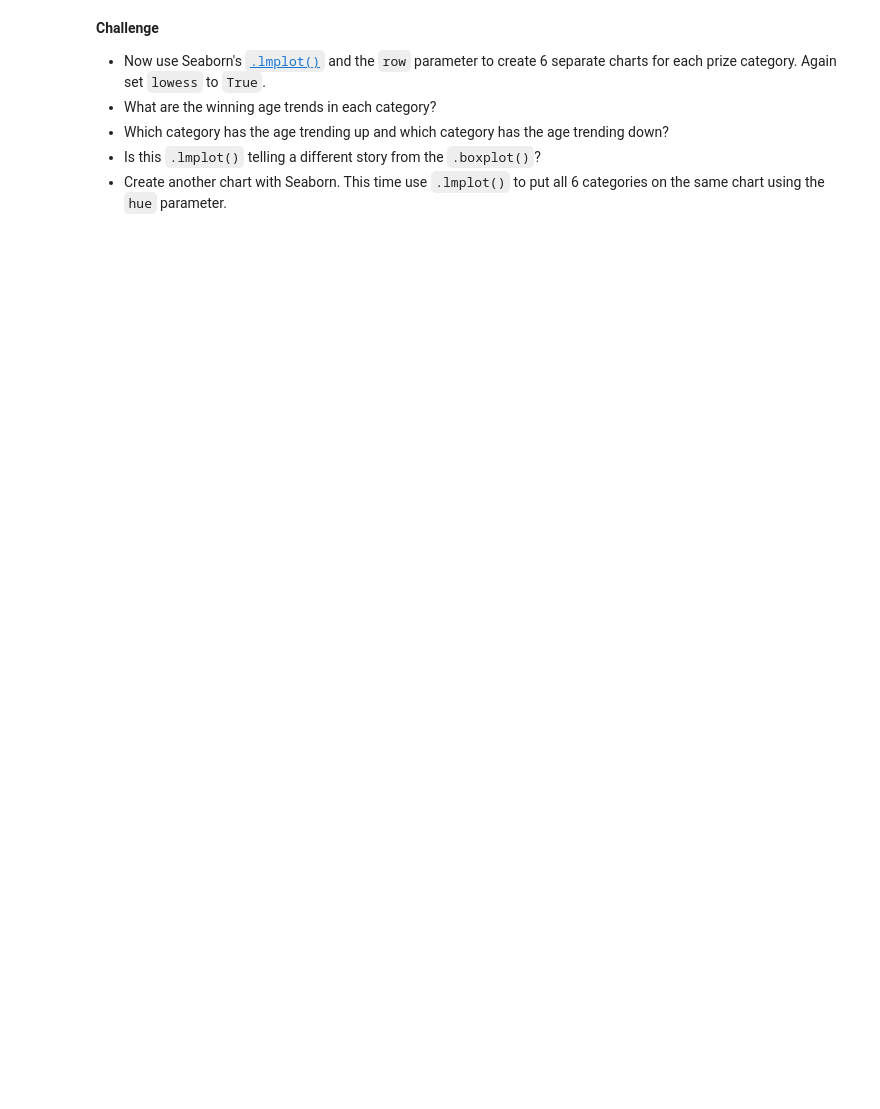
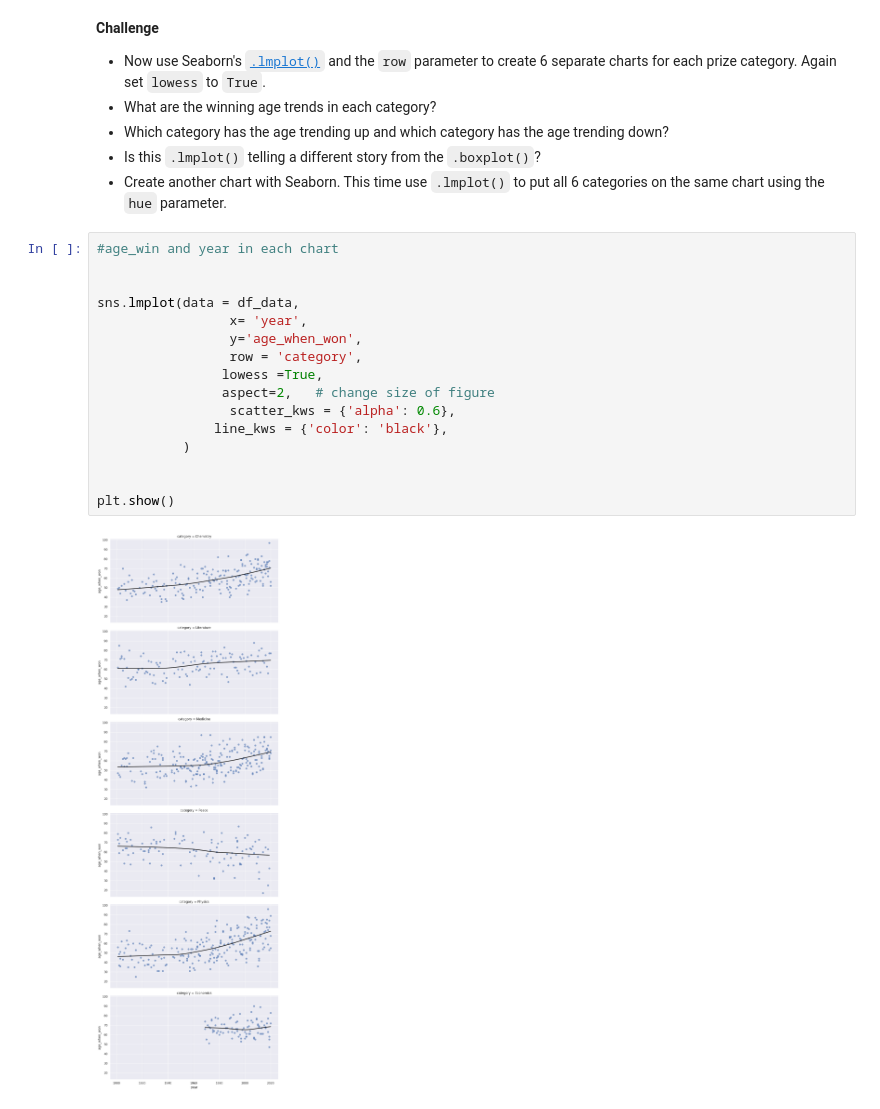
Before and after one commit to hai1862003/NobelPrizeAnalyze, a Jupyter notebook: Nobel_Prize_Analysis_(start).ipynb, the cells around one changed output. Drawn from its saved outputs; the diff is of its cells as text; blank space fills up the shorter version.

```diff
--- a/Nobel_Prize_Analysis_(start).ipynb
+++ b/Nobel_Prize_Analysis_(start).ipynb
@@ -690,3 +1086,21 @@ How does the age of laureates vary by category?
 * Which category has the age trending up and which category has the age trending down?
 * Is this `.lmplot()` telling a different story from the `.boxplot()`?
 * Create another chart with Seaborn. This time use `.lmplot()` to put all 6 categories on the same chart using the `hue` parameter.
+# %%
+#age_win and year in each chart
+
+
+sns.lmplot(data = df_data,
+                 x= 'year',
+                 y='age_when_won',
+                 row = 'category',
+                lowess =True,
+                aspect=2,   # change size of figure
+                 scatter_kws = {'alpha': 0.6},
+               line_kws = {'color': 'black'},
+           )
+
+
+plt.show()
+# %% [output]
+[figure, added]
```
Also changed, not shown: parts of 28 cells of this notebook.
